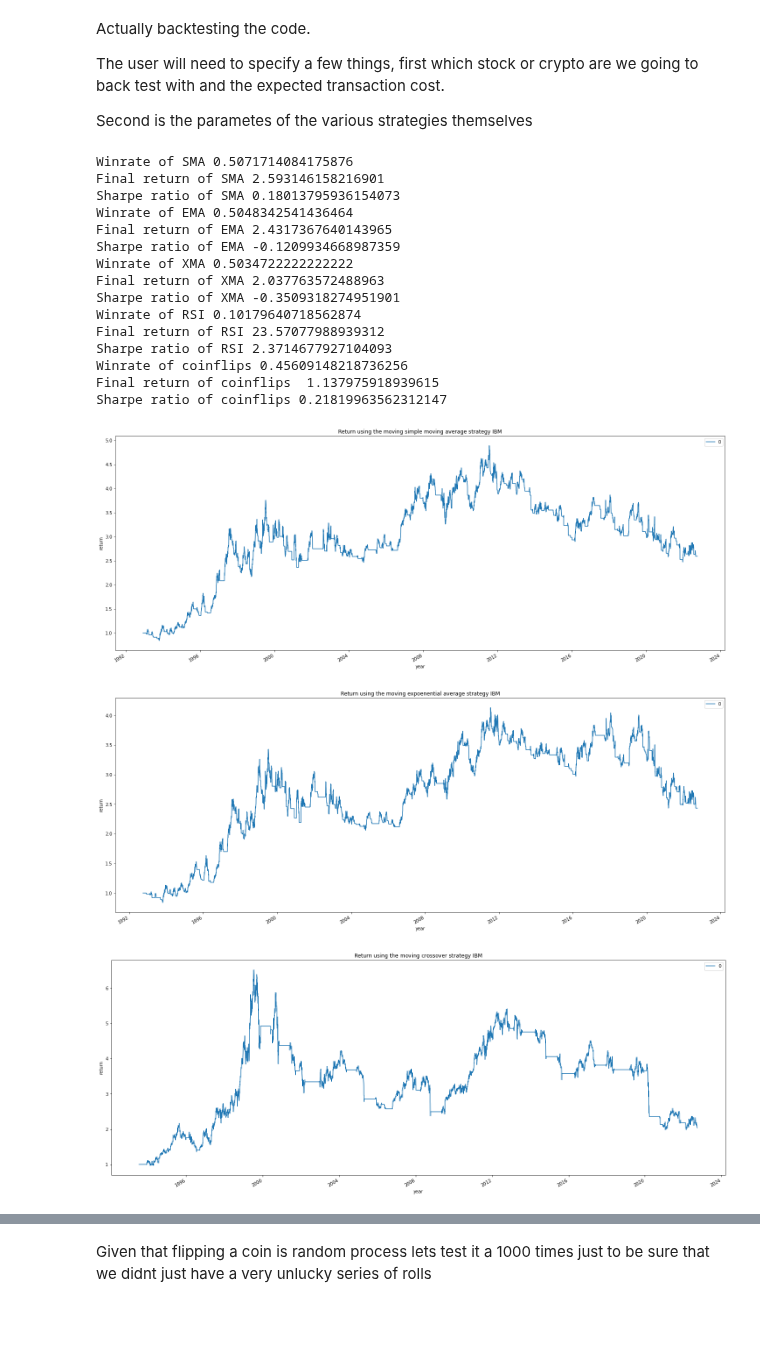
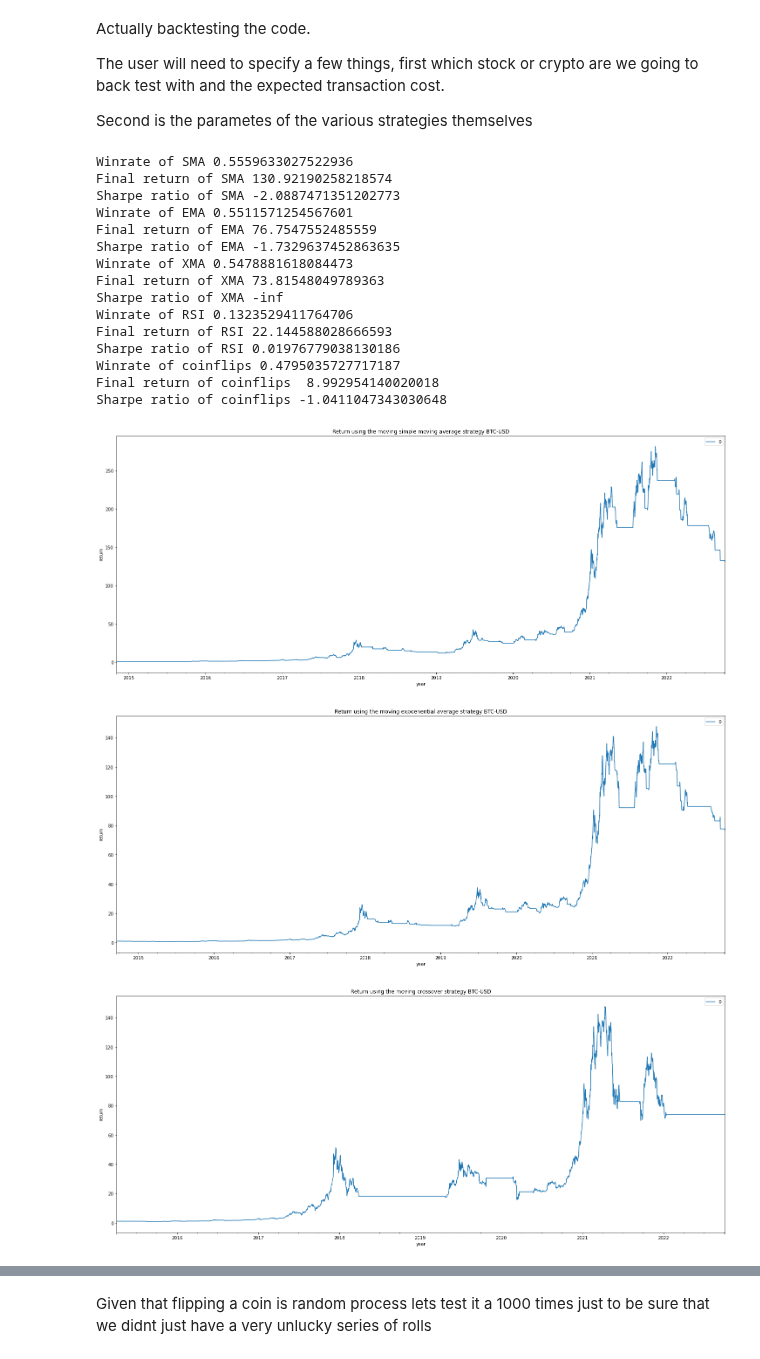
Before and after one commit to suf102/Trading-strategy-backtester, a Jupyter notebook: TA_backtester.ipynb, the cells around one changed output, grey strips where cells are left out. Cells and saved outputs as stored; diff of their text form; code cells hidden in the pictures; blank space fills up the shorter version.

```diff
--- a/TA_backtester.ipynb
+++ b/TA_backtester.ipynb
@@ -424,7 +424,7 @@ Second is the parametes of the various strategies themselves
 
 #select the stock or coin that you want to back test against and the data point from each day i.e. 'Open','Close','High'etc
 
-stockname = "IBM"
+stockname = "BTC-USD"
 
 testperiod = "30y"
 
@@ -454,48 +454,48 @@ shortdays = 50
 longdays = 200
 
 # define a tollerance variable, this says by just how much the the averages need to be above or below the close in the case of SMA and EMA price to exercute a trade
 # This is tollerance is set as a proportion of the close price that day.
 #set to zero remove it
 
 toll = 0.00
 
 #define the RSI period, typically 14 is used
 
 rsi_period = 14
 
 #this is the threshold for the rsi indicator that tells you to sell, if the rsi goes over this limit then the theory says that the stock is being sold and is due to revert back the mean.
 
 overbuy = 80
 
 #this is the threshold for the rsi indicator that tells you to sell, if the rsi indicatior goes below this number then the theory says that ht stock is being over sold and is due to increase in price this number should be lower than the over buy limit
 
 oversell = 20
 
 #lastly for the coin flip the probability of buying, probability of selling and the probability of doing nothing taken as the differnce between probbuy +probsell and 1
 
 probbuy = 9/10
 
 probsell = 1/10
 
 probdonothing = 0
 
 runthetests()
 # %% [output]
-Winrate of SMA 0.5071714084175876
-Final return of SMA 2.593146158216901
-Sharpe ratio of SMA 0.18013795936154073
-Winrate of EMA 0.5048342541436464
-Final return of EMA 2.4317367640143965
-Sharpe ratio of EMA -0.1209934668987359
-Winrate of XMA 0.5034722222222222
-Final return of XMA 2.037763572488963
-Sharpe ratio of XMA -0.3509318274951901
-Winrate of RSI 0.10179640718562874
-Final return of RSI 23.57077988939312
-Sharpe ratio of RSI 2.3714677927104093
-Winrate of coinflips 0.45609148218736256
-Final return of coinflips  1.137975918939615
-Sharpe ratio of coinflips 0.21819963562312147
+Winrate of SMA 0.5559633027522936
+Final return of SMA 130.92190258218574
+Sharpe ratio of SMA -2.0887471351202773
+Winrate of EMA 0.5511571254567601
+Final return of EMA 76.7547552485559
+Sharpe ratio of EMA -1.7329637452863635
+Winrate of XMA 0.5478881618084473
+Final return of XMA 73.81548049789363
+Sharpe ratio of XMA -inf
+Winrate of RSI 0.1323529411764706
+Final return of RSI 22.144588028666593
+Sharpe ratio of RSI 0.01976779038130186
+Winrate of coinflips 0.4795035727717187
+Final return of coinflips  8.992954140020018
+Sharpe ratio of coinflips -1.0411047343030648
-[figure, old version]
+[figure, new version]
-[figure, old version]
+[figure, new version]
-[figure, old version]
+[figure, new version]
```
Also changed, not shown: parts of 2 cells of this notebook.
